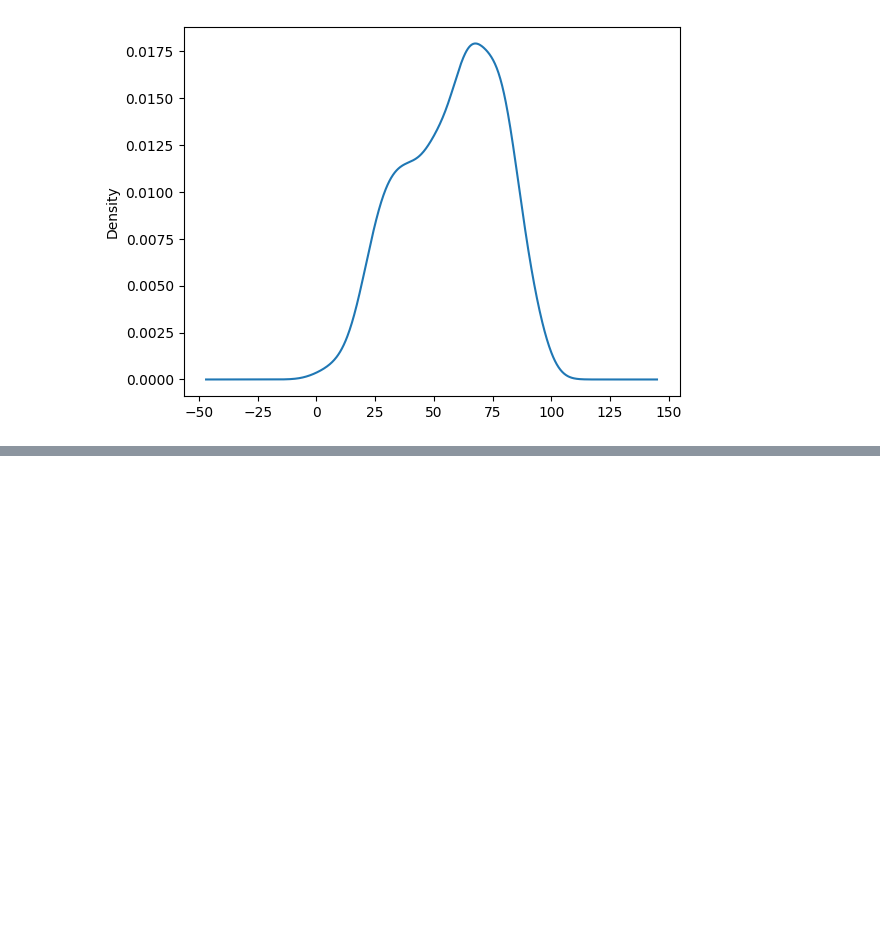
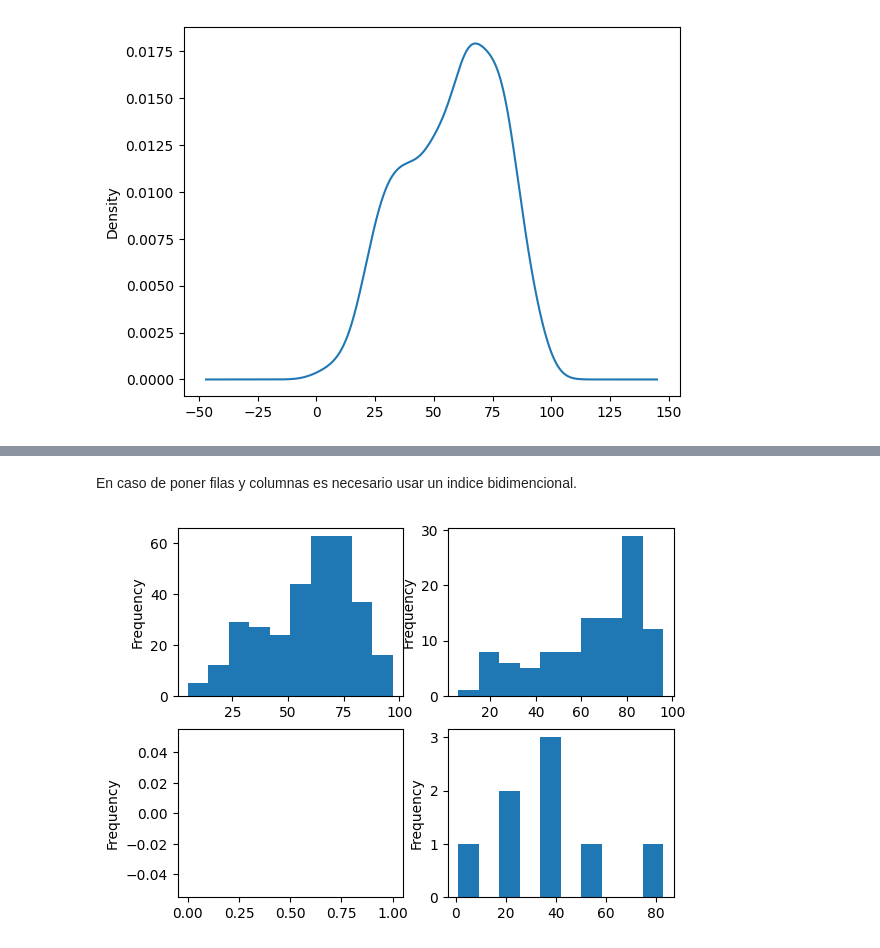
Before and after one commit to mar-esther23/CursoPandas2023, a Jupyter notebook: CP5-Graficas.ipynb, the cells around one changed output, grey strips where cells are left out. Saved outputs shown, nothing was run; the diff lists cells and outputs as text; code cells hidden in the pictures; blank space fills up the shorter version.

```diff
--- a/CP5-Graficas.ipynb
+++ b/CP5-Graficas.ipynb
@@ -363,0 +418,17 @@ Los multi-gráficos son útiles para mostrar diferentes aspectos de un conjunto
+# %% [markdown]
+En caso de poner filas y columnas es necesario usar un indice bidimencional.
+# %%
+fig, axes = plt.subplots(nrows=2, ncols=2)
+
+df.loc[(df['Sexo']=='Masculino') & (df['Conocido_Desconocido']=='Conocido'),'Edad_años'] \
+  .plot.hist(ax=axes[0,0])
+df.loc[(df['Sexo']=='Femenino') & (df['Conocido_Desconocido']=='Conocido'),'Edad_años'] \
+  .plot.hist(ax=axes[0,1])
+df.loc[(df['Sexo']=='Masculino') & (df['Conocido_Desconocido']=='Desonocido'),'Edad_años'] \
+  .plot.hist(ax=axes[1,0])
+df.loc[(df['Sexo']=='Femenino') & (df['Conocido_Desconocido']=='Desconocido'),'Edad_años'] \
+  .plot.hist(ax=axes[1,1])
+
+plt.show()
+# %% [output]
+[figure, added]
```
Also changed, not shown: parts of 14 cells of this notebook.
